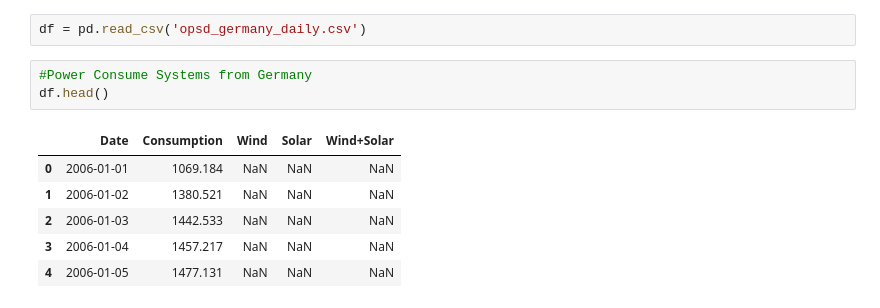
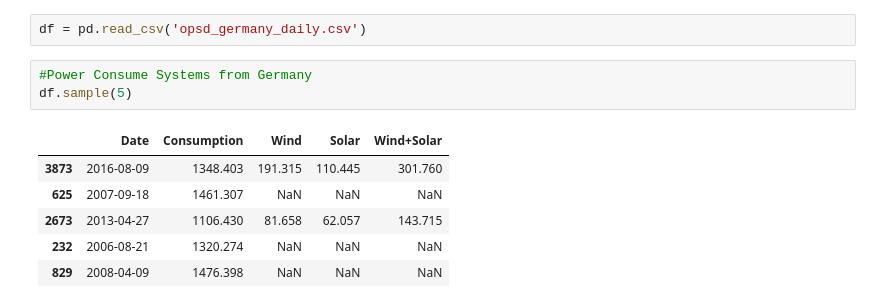
Before and after one commit to Chellyann-moreno/time-series-exercises, a Jupyter notebook: acquire_exercises.ipynb, the cells around one changed output. Drawn from its saved outputs; the diff is of its cells as text.

```diff
--- a/acquire_exercises.ipynb
+++ b/acquire_exercises.ipynb
@@ -135,11 +143,11 @@ dtype: int64
 df = pd.read_csv('opsd_germany_daily.csv')
 # %%
 #Power Consume Systems from Germany
-df.head()
+df.sample(5)
 # %% [output]
 |  | Date | Consumption | Wind | Solar | Wind+Solar |
-| 0 | 2006-01-01 | 1069.184 | NaN | NaN | NaN |
-| 1 | 2006-01-02 | 1380.521 | NaN | NaN | NaN |
-| 2 | 2006-01-03 | 1442.533 | NaN | NaN | NaN |
-| 3 | 2006-01-04 | 1457.217 | NaN | NaN | NaN |
-| 4 | 2006-01-05 | 1477.131 | NaN | NaN | NaN |
+| 3873 | 2016-08-09 | 1348.403 | 191.315 | 110.445 | 301.760 |
+| 625 | 2007-09-18 | 1461.307 | NaN | NaN | NaN |
+| 2673 | 2013-04-27 | 1106.430 | 81.658 | 62.057 | 143.715 |
+| 232 | 2006-08-21 | 1320.274 | NaN | NaN | NaN |
+| 829 | 2008-04-09 | 1476.398 | NaN | NaN | NaN |
```
Also changed, not shown: parts of 13 cells of this notebook, 1 other file.
